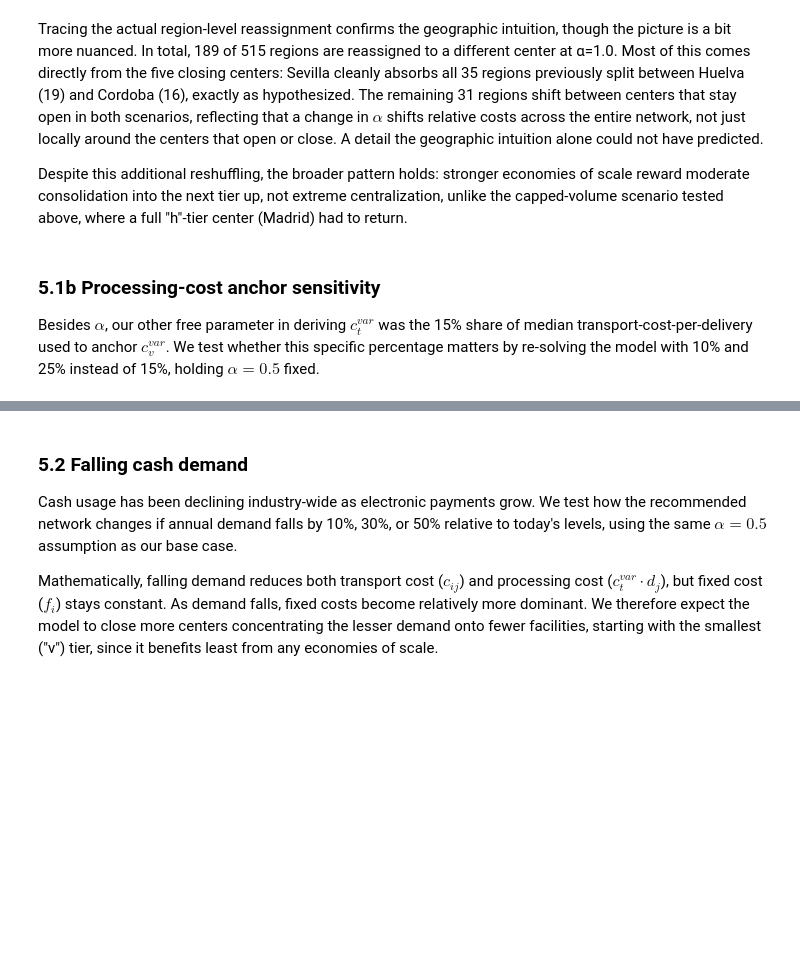
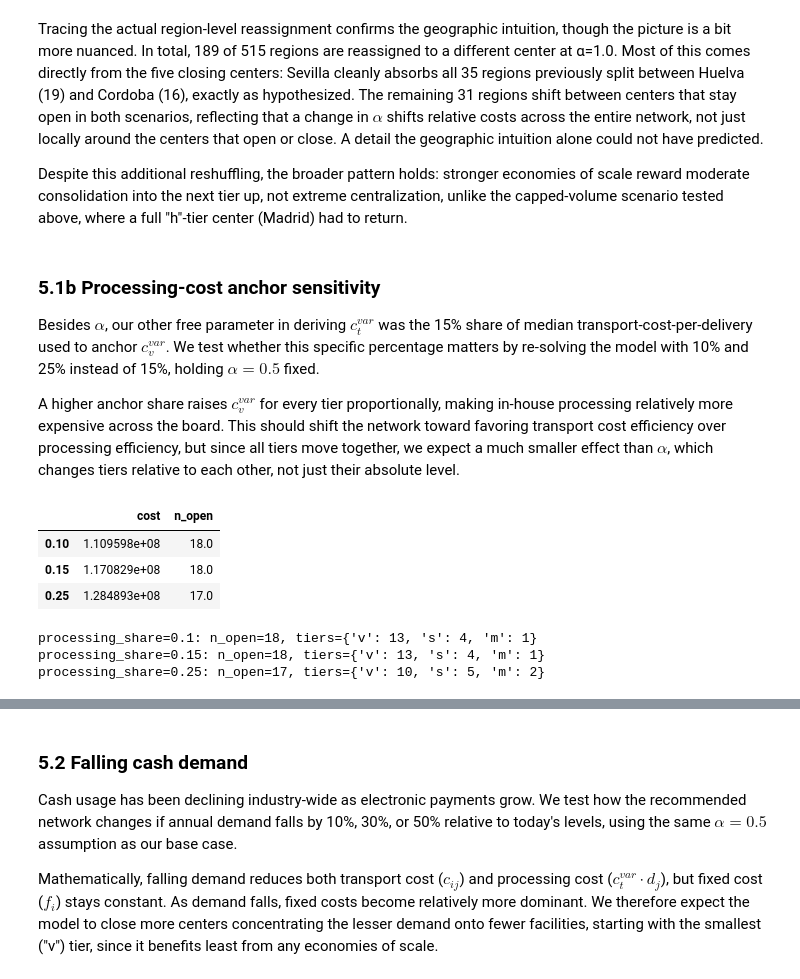
Before and after one commit to TimonLudwig1/case_study_3_d3, a Jupyter notebook: case_study.ipynb, the cells around one changed output, grey strips where cells are left out. Cells and saved outputs as stored; diff of their text form; code cells hidden in the pictures; blank space fills up the shorter version.

```diff
--- a/case_study.ipynb
+++ b/case_study.ipynb
@@ -960,6 +960,13 @@ assignment_df = assignment_df.merge(regions_flat[["regionID", "lat", "lon", "cit
 
 m2 = folium.Map(location=[center_lat, center_lon], zoom_start=6,
                 tiles="cartodbpositron")
+
+cmap = plt.cm.get_cmap("tab20", len(open_centers))
+
+color_by_center = {
+    wid: mcolors.to_hex(cmap(i))
+    for i, wid in enumerate(open_centers)
+}
 
 # Lagerstandorte
 color_by_center = {
@@ -1279,9 +1286,10 @@ solving the model into a single reusable function. This lets us vary one
 parameter at a time and directly compare outcomes.
 # %%
 def solve_network(alpha=alpha, demand_factor=1.0, shift_cost=shift_cost_base,
-                   shift_min=shift_min, travel_factor=1.0):
+                   shift_min=shift_min, travel_factor=1.0, processing_share=processing_share):
     # 1. variable costs per tier unter den neuen Annahmen
-    c_var = {t: c_var_anchor / (scale_factor[t] ** alpha) for t in scale_factor}
+    c_var_anchor_local = processing_share * median_transport_per_delivery
+    c_var = {t: c_var_anchor_local / (scale_factor[t] ** alpha) for t in scale_factor}
 
     # 2. effektive Kosten neu berechnen (Nachfrage-/Schicht-/Fahrzeit-Faktoren einbezogen)
     usable = shift_min - 2 * shifts_long["travelTime"] * travel_factor
@@ -1430,3 +1438,30 @@ Despite this additional reshuffling, the broader pattern holds: stronger economi
 ### 5.1b Processing-cost anchor sensitivity
 
 Besides $\alpha$, our other free parameter in deriving $c_t^{var}$ was the 15% share of median transport-cost-per-delivery used to anchor $c_v^{var}$. We test whether this specific percentage matters by re-solving the model with 10% and 25% instead of 15%, holding $\alpha=0.5$ fixed.
+
+A higher anchor share raises $c_v^{var}$ for every tier proportionally, making
+in-house processing relatively more expensive across the board. This should shift the network toward favoring transport cost efficiency over processing efficiency, but since all tiers move together, we expect a much smaller effect than $\alpha$, which changes tiers relative to each
+other, not just their absolute level.
+# %%
+anchor_results = {
+    share: solve_network(processing_share=share) for share in [0.10, 0.15, 0.25]
+}
+
+anchor_df = pd.DataFrame({
+    share: {"cost": r["total_cost"], "n_open": r["n_open"]}
+    for share, r in anchor_results.items()
+}).T
+
+display(anchor_df)
+
+for share in [0.10, 0.15, 0.25]:
+    tiers = warehouses_flat.set_index("warehouseID").loc[anchor_results[share]["open_centers"], "tier"].value_counts()
+    print(f"processing_share={share}: n_open={anchor_results[share]['n_open']}, tiers={tiers.to_dict()}")
+# %% [output]
+|  | cost | n_open |
+| 0.10 | 1.109598e+08 | 18.0 |
+| 0.15 | 1.170829e+08 | 18.0 |
+| 0.25 | 1.284893e+08 | 17.0 |
+processing_share=0.1: n_open=18, tiers={'v': 13, 's': 4, 'm': 1}
+processing_share=0.15: n_open=18, tiers={'v': 13, 's': 4, 'm': 1}
+processing_share=0.25: n_open=17, tiers={'v': 10, 's': 5, 'm': 2}
```
Also changed, not shown: parts of 7 cells of this notebook.
